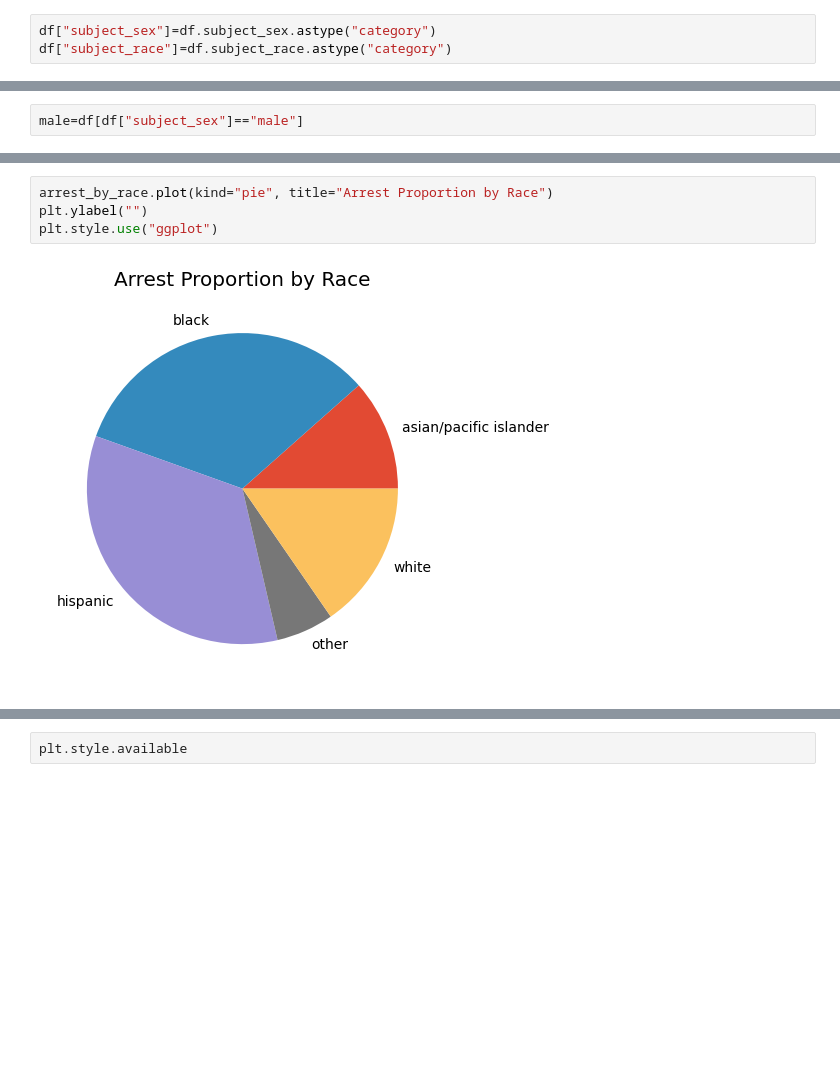
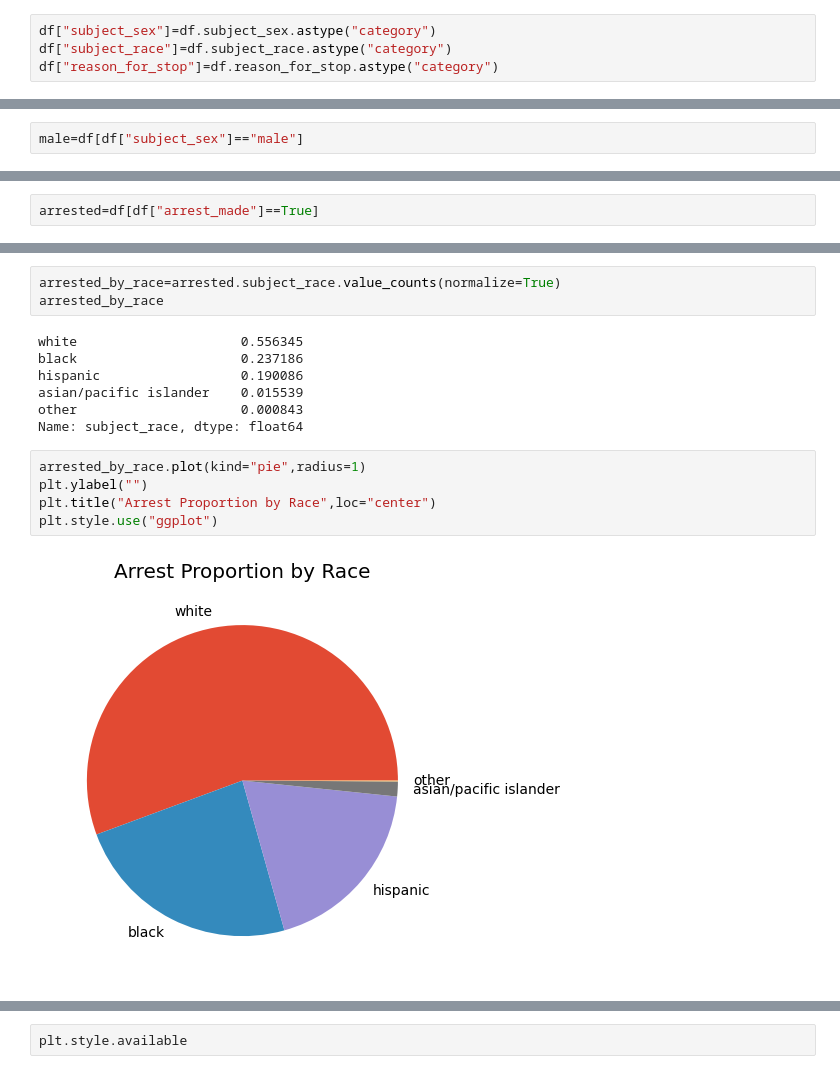
Before and after one commit to nevracorapsiz/Analyzing-Rhode-Island-Traffic-Stops, a Jupyter notebook: RI_TRAFFIC_STOPS.ipynb, the cells around one changed output, grey strips where cells are left out. Saved outputs shown, nothing was run; the diff lists cells and outputs as text; blank space fills up the shorter version.

```diff
--- a/RI_TRAFFIC_STOPS.ipynb
+++ b/RI_TRAFFIC_STOPS.ipynb
@@ -94,6 +94,7 @@ df["arrest_made"]=df.arrest_made.astype("boolean")
 # %%
 df["subject_sex"]=df.subject_sex.astype("category")
 df["subject_race"]=df.subject_race.astype("category")
+df["reason_for_stop"]=df.reason_for_stop.astype("category")
 # %%
 df["contraband_found"]=df.contraband_found.astype("boolean")
 df["contraband_drugs"]=df.contraband_drugs.astype("boolean")
@@ -203,0 +194,2 @@ Name: arrest_made, dtype: Float64
+# %%
+arrested=df[df["arrest_made"]==True]
@@ -204,6 +209,17 @@ Name: arrest_made, dtype: Float64
+# %%
+arrested_by_race=arrested.subject_race.value_counts(normalize=True)
+arrested_by_race
+# %% [output]
+white                     0.556345
+black                     0.237186
+hispanic                  0.190086
+asian/pacific islander    0.015539
+other                     0.000843
+Name: subject_race, dtype: float64
 # %%
-arrest_by_race.plot(kind="pie", title="Arrest Proportion by Race")
+arrested_by_race.plot(kind="pie",radius=1)
 plt.ylabel("")
+plt.title("Arrest Proportion by Race",loc="center")
 plt.style.use("ggplot")
 # %% [output]
-[figure, old version]
+[figure, new version]
```
Also changed, not shown: parts of 31 cells of this notebook.
